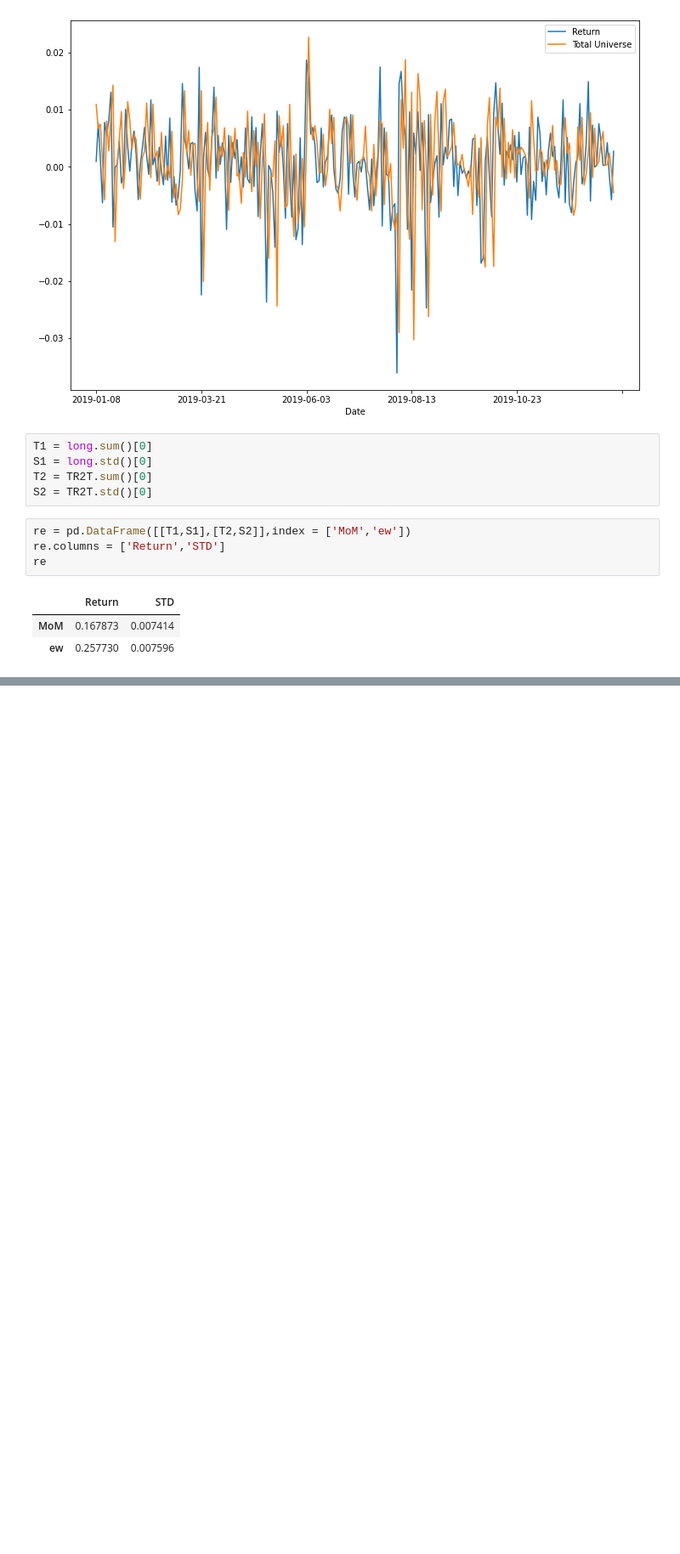
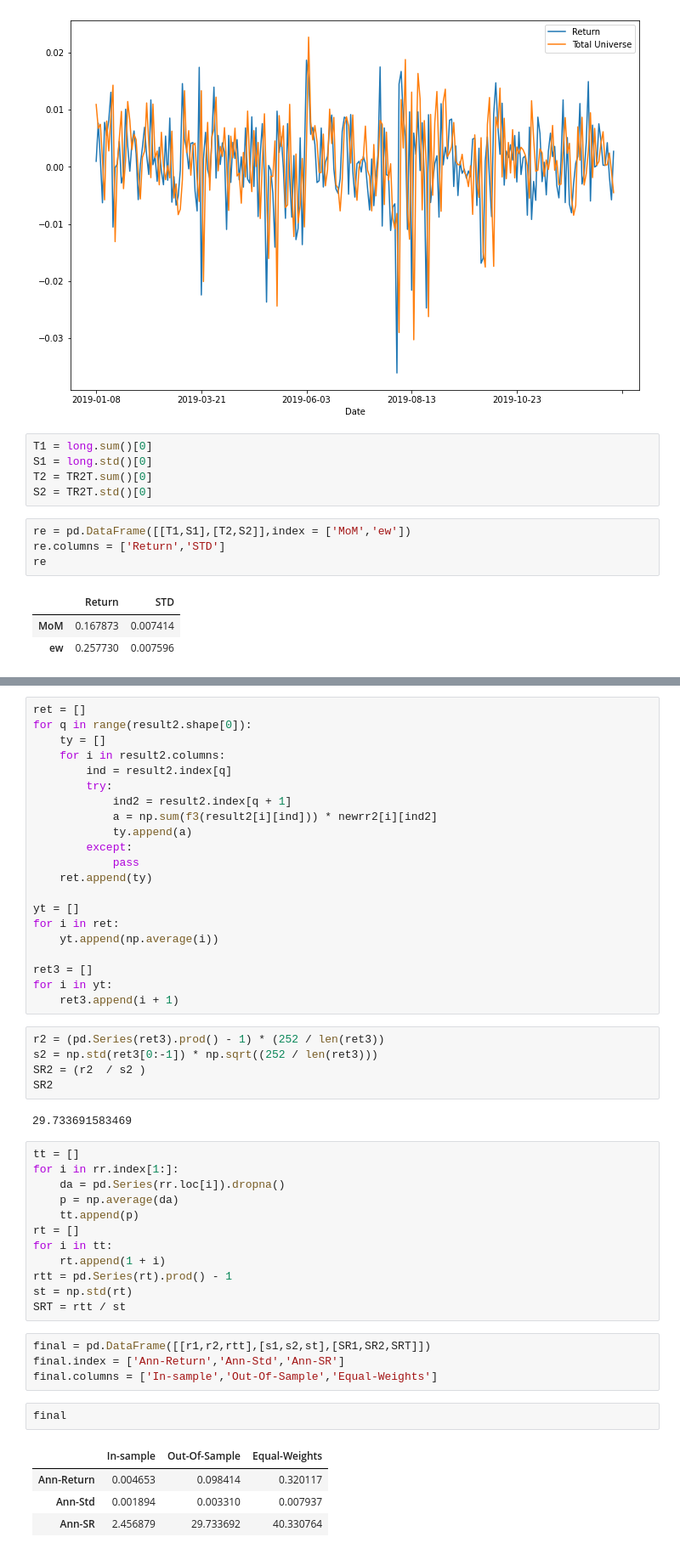
Before and after one commit to smilefengxiaoyan/Momentum-Strategy, a Jupyter notebook: MS.ipynb, the cells around one changed output, grey strips where cells are left out. Shown at 85% size. Drawn from its saved outputs; the diff is of its cells as text; blank space fills up the shorter version.

```diff
--- a/MS.ipynb
+++ b/MS.ipynb
@@ -338,0 +575,51 @@ re
+# %%
+ret = []
+for q in range(result2.shape[0]):
+    ty = []
+    for i in result2.columns:
+        ind = result2.index[q]
+        try:
+            ind2 = result2.index[q + 1]
+            a = np.sum(f3(result2[i][ind])) * newrr2[i][ind2]
+            ty.append(a)
+        except:
+            pass
+    ret.append(ty)
+
+yt = []
+for i in ret:
+    yt.append(np.average(i))
+
+ret3 = []
+for i in yt:
+    ret3.append(i + 1)
+# %%
+r2 = (pd.Series(ret3).prod() - 1) * (252 / len(ret3))
+s2 = np.std(ret3[0:-1]) * np.sqrt((252 / len(ret3)))
+SR2 = (r2  / s2 )
+SR2
+# %% [output]
+29.733691583469
+# %%
+tt = []
+for i in rr.index[1:]:
+    da = pd.Series(rr.loc[i]).dropna()
+    p = np.average(da)
+    tt.append(p)
+rt = []
+for i in tt:
+    rt.append(1 + i)
+rtt = pd.Series(rt).prod() - 1
+st = np.std(rt)
+SRT = rtt / st
+# %%
+final = pd.DataFrame([[r1,r2,rtt],[s1,s2,st],[SR1,SR2,SRT]])
+final.index = ['Ann-Return','Ann-Std','Ann-SR']
+final.columns = ['In-sample','Out-Of-Sample','Equal-Weights']
+# %%
+final
+# %% [output]
+|  | In-sample | Out-Of-Sample | Equal-Weights |
+| Ann-Return | 0.004653 | 0.098414 | 0.320117 |
+| Ann-Std | 0.001894 | 0.003310 | 0.007937 |
+| Ann-SR | 2.456879 | 29.733692 | 40.330764 |
```
Also changed, not shown: parts of 40 cells of this notebook.
